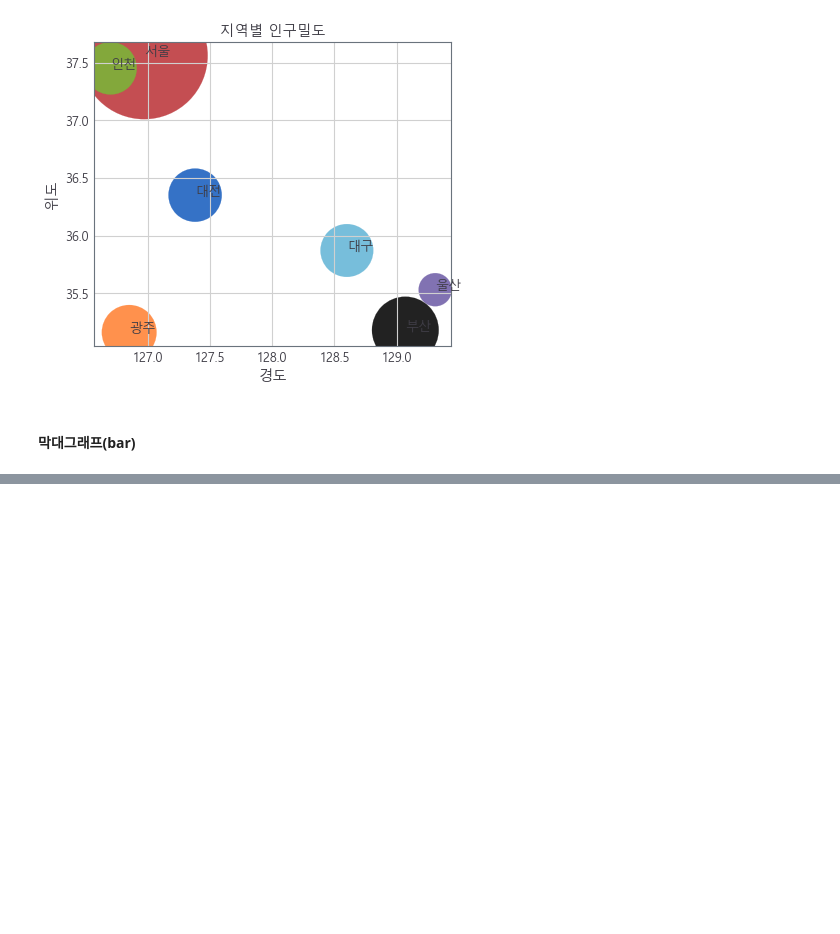
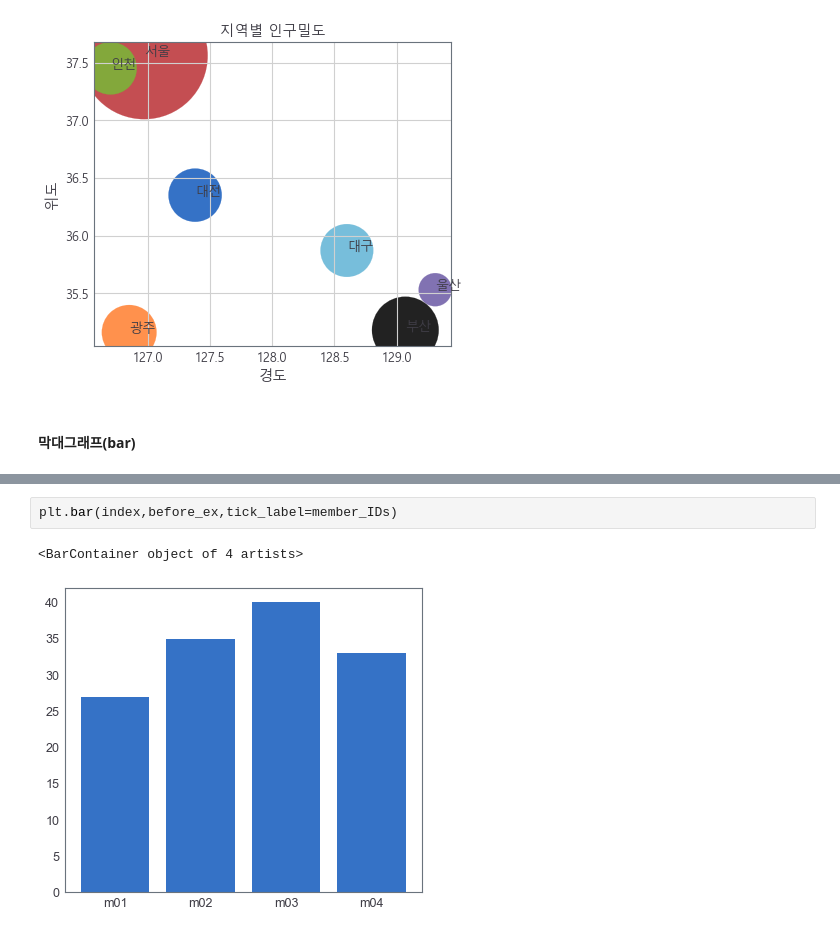
Before and after one commit to ppangh11/Practice_Python, a Jupyter notebook: Matplotlib 연습.ipynb, the cells around one changed output, grey strips where cells are left out. Drawn from its saved outputs; the diff is of its cells as text; blank space fills up the shorter version.

```diff
--- a/Matplotlib 연습.ipynb
+++ b/Matplotlib 연습.ipynb
@@ -263,0 +284,5 @@ plt.show()
+# %%
+plt.bar(index,before_ex,tick_label=member_IDs)
+# %% [output]
+<BarContainer object of 4 artists>
+[figure, added]
```
Also changed, not shown: parts of 38 cells of this notebook.
